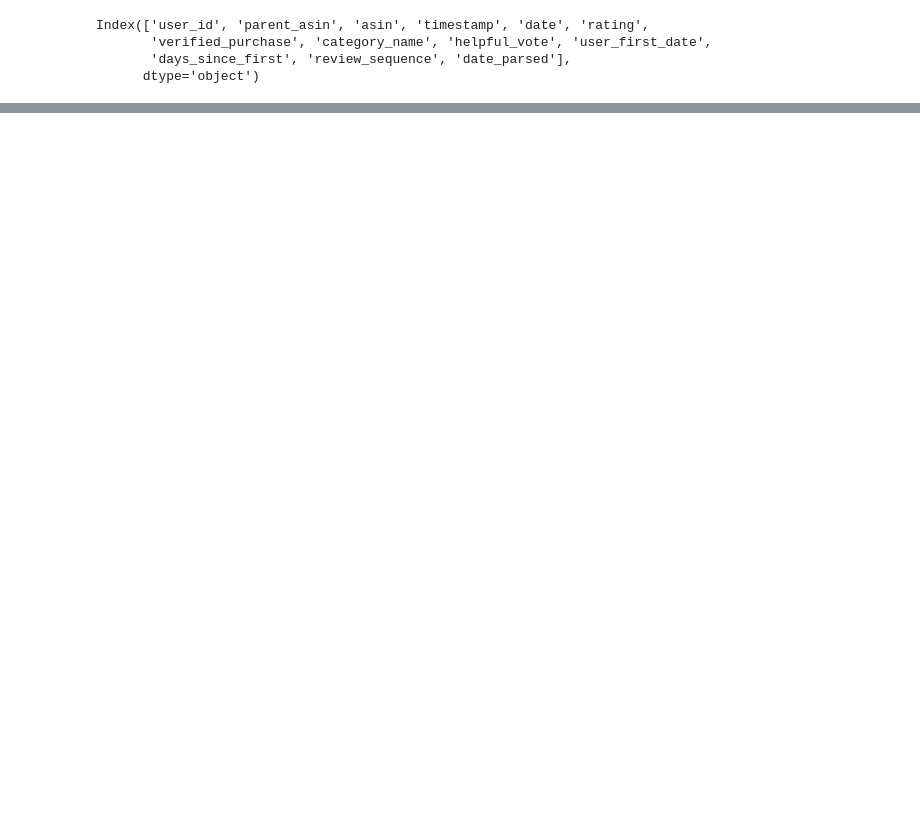
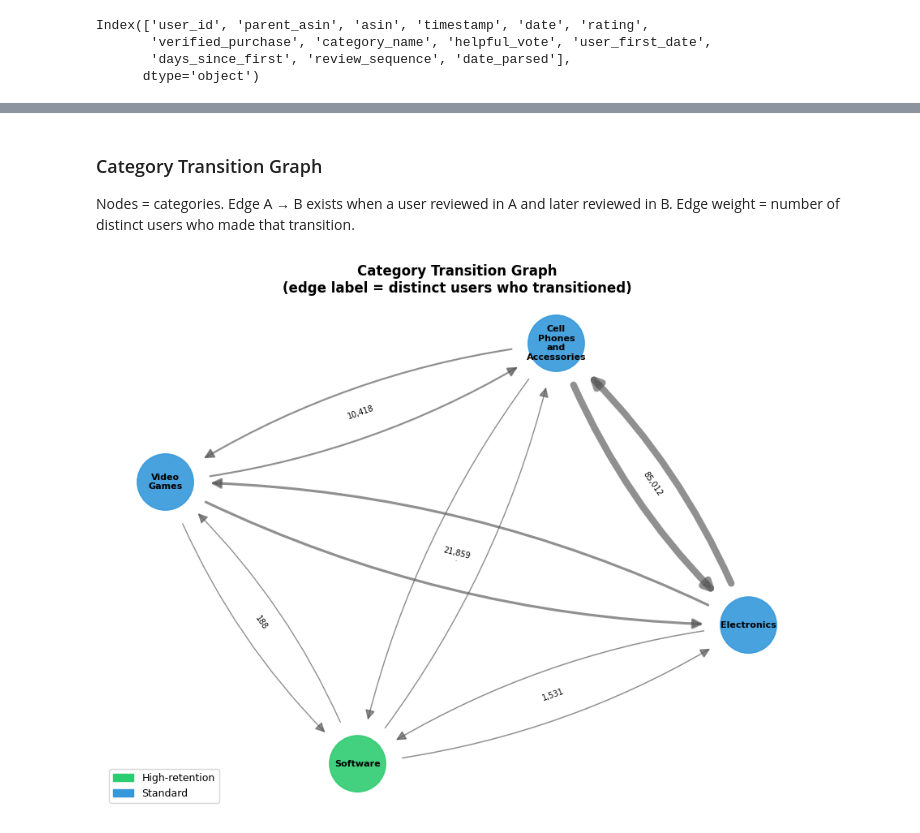
Before and after one commit to trtyler1820/amazon-review-network-analysis, a Jupyter notebook: notebooks/CLEANED_DATA_EXPLORER.ipynb, the cells around one changed output, grey strips where cells are left out. Drawn from its saved outputs; the diff is of its cells as text; code cells hidden in the pictures; blank space fills up the shorter version.

```diff
--- a/notebooks/CLEANED_DATA_EXPLORER.ipynb
+++ b/notebooks/CLEANED_DATA_EXPLORER.ipynb
@@ -351,0 +463,44 @@ df.date.max()
+# %% [markdown]
+### Category Transition Graph
+
+Nodes = categories. Edge A → B exists when a user reviewed in A and later reviewed in B. Edge weight = number of distinct users who made that transition.
+# %%
+import networkx as nx
+
+G = graph.transition_graph
+pos = nx.spring_layout(G, seed=42, k=2.5)
+
+edge_weights = [G[u][v]['user_count'] for u, v in G.edges()]
+max_w = max(edge_weights) if edge_weights else 1
+norm_widths = [1 + 5 * (w / max_w) for w in edge_weights]
+
+node_colors = ['#2ecc71' if n in high_ret else '#3498db' for n in G.nodes()]
+short_labels = {n: n.replace('_', '\n') for n in G.nodes()}
+
+fig, ax = plt.subplots(figsize=(9, 7))
+
+nx.draw_networkx_nodes(G, pos, node_color=node_colors, node_size=2500, ax=ax, alpha=0.9)
+nx.draw_networkx_labels(G, pos, labels=short_labels, font_size=8, font_weight='bold', ax=ax)
+nx.draw_networkx_edges(
+    G, pos, width=norm_widths, alpha=0.65, edge_color='#555',
+    connectionstyle='arc3,rad=0.12', arrows=True, arrowsize=18, ax=ax,
+    min_source_margin=40, min_target_margin=40,
+)
+nx.draw_networkx_edge_labels(
+    G, pos,
+    edge_labels={(u, v): f"{G[u][v]['user_count']:,}" for u, v in G.edges()},
+    font_size=7, ax=ax,
+)
+
+ax.set_title('Category Transition Graph\n(edge label = distinct users who transitioned)',
+             fontsize=12, fontweight='bold')
+ax.axis('off')
+ax.legend(handles=[
+    mpatches.Patch(color='#2ecc71', label='High-retention'),
+    mpatches.Patch(color='#3498db', label='Standard'),
+], loc='lower left', fontsize=9)
+
+plt.tight_layout()
+plt.show()
+# %% [output]
+[figure, added]
```
Also changed, not shown: parts of 35 cells of this notebook, 11 other files.
